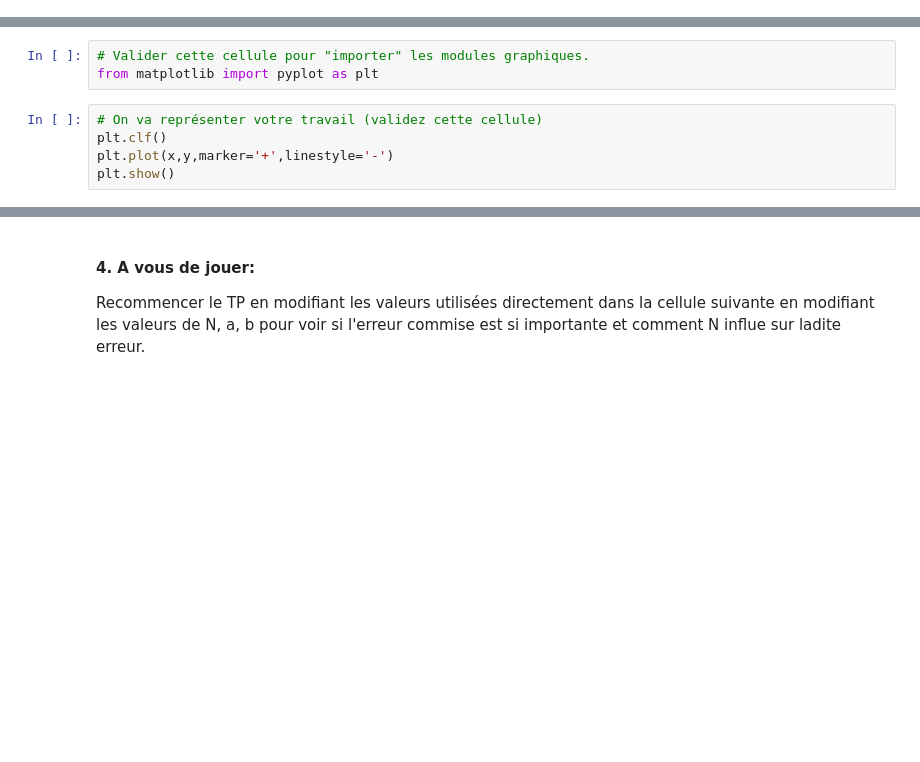
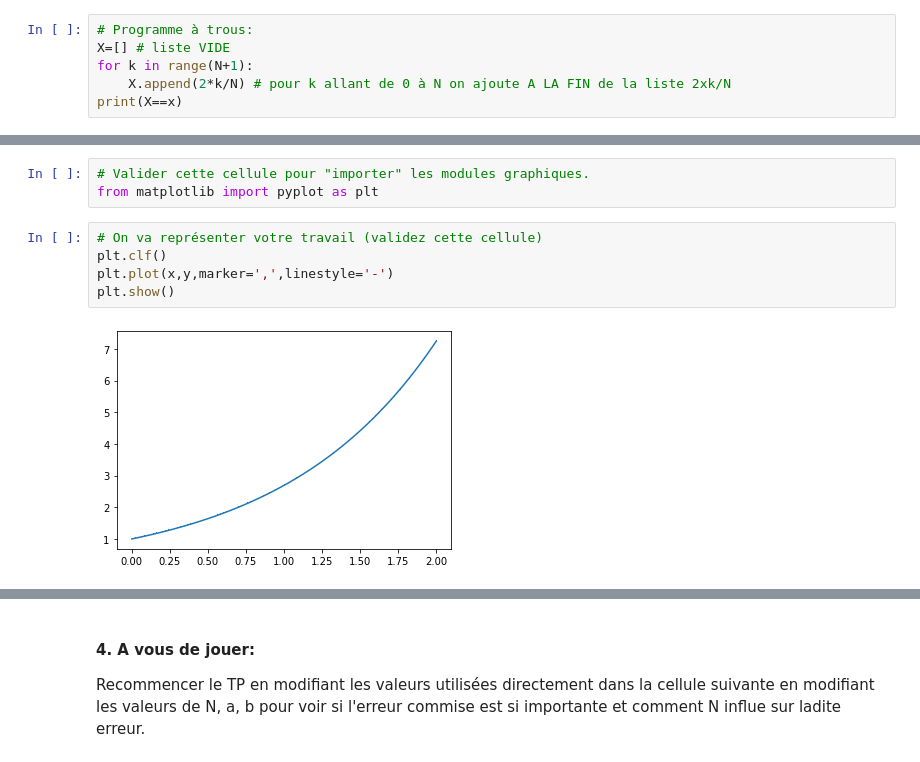
Before and after one commit to FDesnoyer/1EDS, a Jupyter notebook: TP2_listes_EDO.ipynb, the cells around one changed output, grey strips where cells are left out. Saved outputs shown, nothing was run; the diff lists cells and outputs as text; blank space fills up the shorter version.

```diff
--- a/TP2_listes_EDO.ipynb
+++ b/TP2_listes_EDO.ipynb
@@ -36,0 +32,6 @@ for ...:
+# %%
+# Programme à trous:
+X=[] # liste VIDE
+for k in range(N+1):
+    X.append(2*k/N) # pour k allant de 0 à N on ajoute A LA FIN de la liste 2xk/N
+print(X==x)
@@ -63,8 +66,10 @@ from matplotlib import pyplot as plt
 # %%
 # On va représenter votre travail (validez cette cellule)
 plt.clf()
-plt.plot(x,y,marker='+',linestyle='-')
+plt.plot(x,y,marker=',',linestyle='-')
 plt.show()
+# %% [output]
+[figure, added]
 # %%
 # Comparaison avec le résultat "correct"
 import math as mt
```
Also changed, not shown: parts of 7 cells of this notebook.
